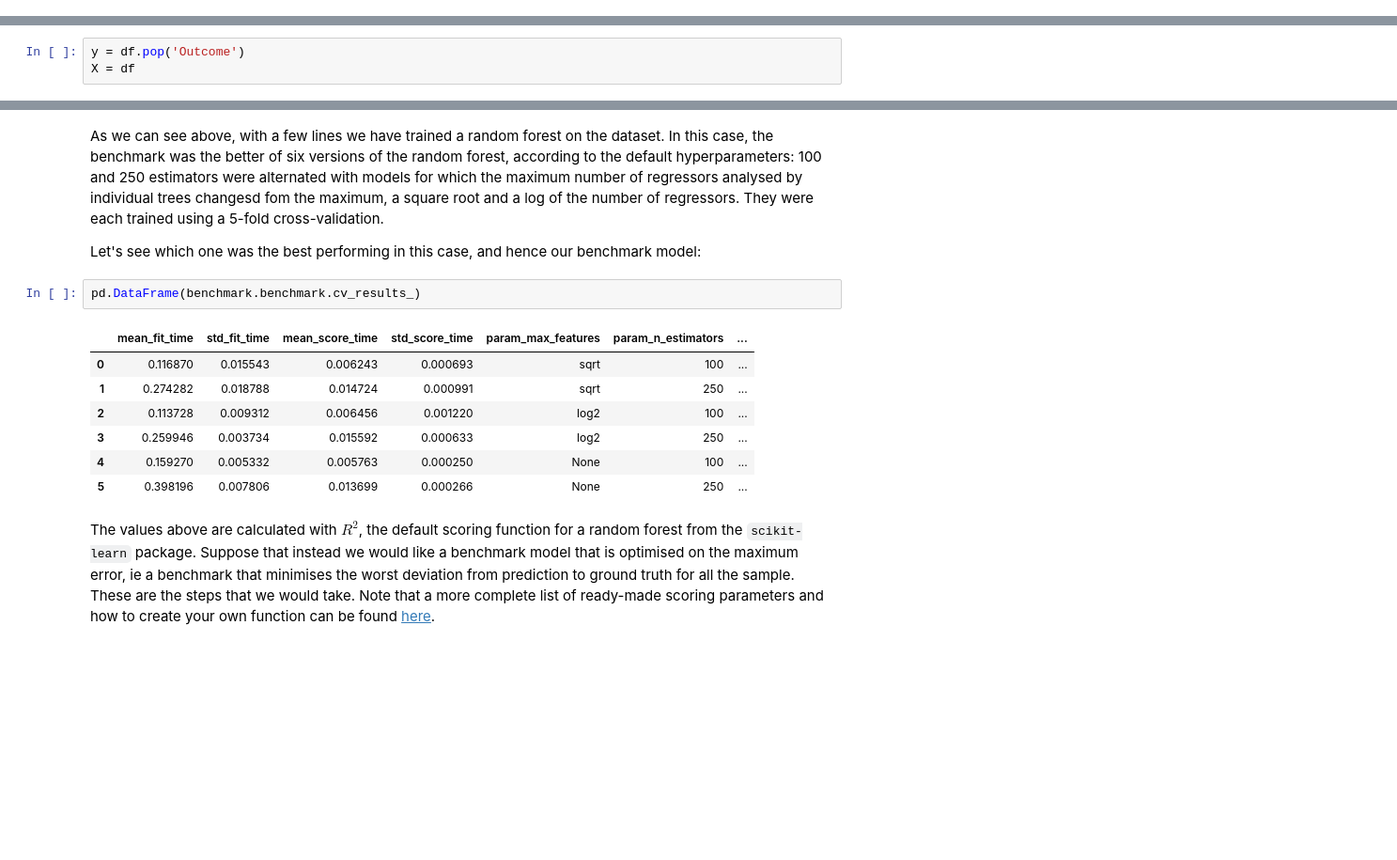
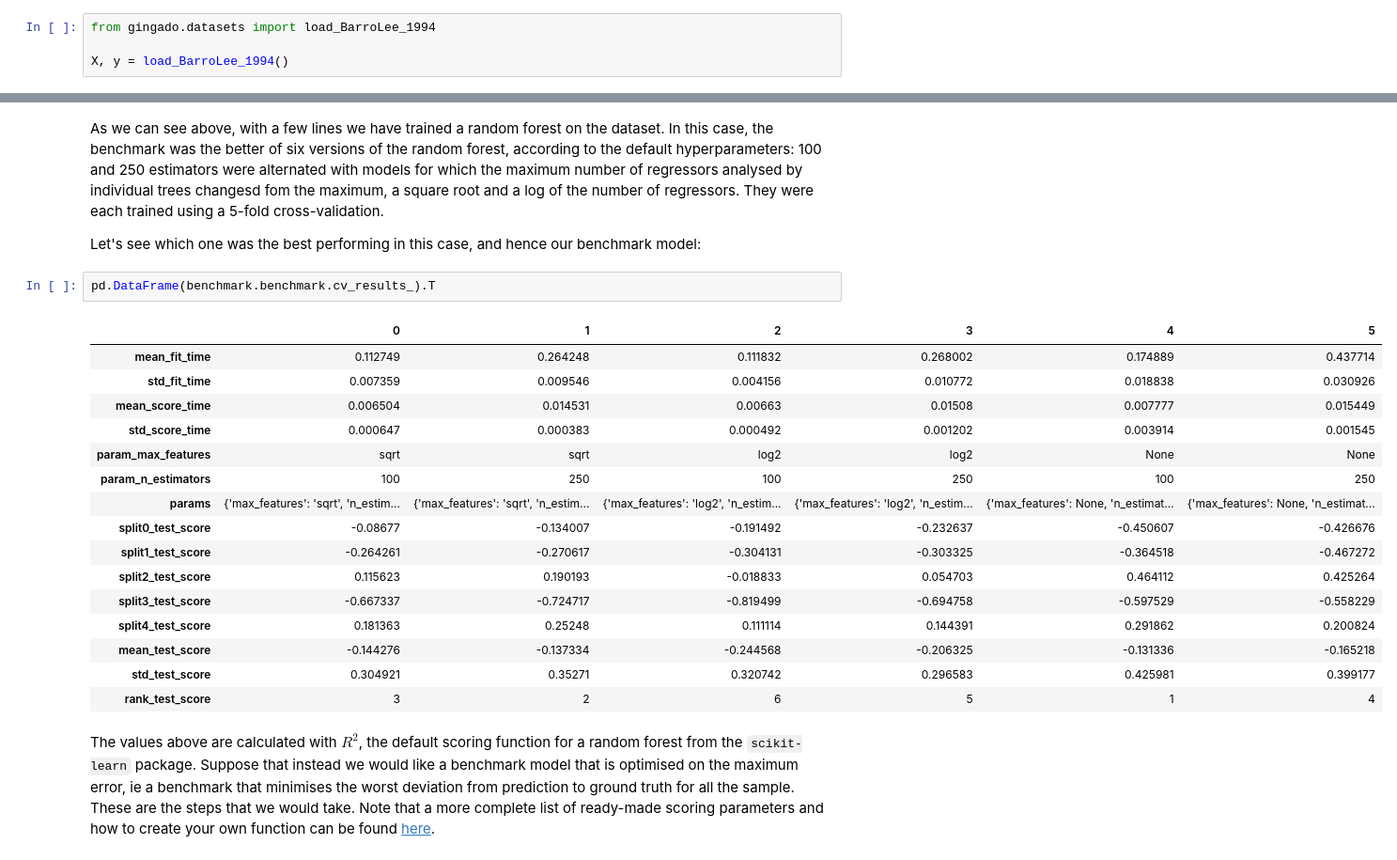
Before and after one commit to dkgaraujo/gingado, a Jupyter notebook: 01_BarroLee1994.ipynb, the cells around one changed output, grey strips where cells are left out. Shown at 94% size. Cells and saved outputs as stored; diff of their text form; blank space fills up the shorter version.

```diff
--- a/01_BarroLee1994.ipynb
+++ b/01_BarroLee1994.ipynb
@@ -31 +26,5 @@ df = pd.DataFrame(growth_data['data'], columns=colnames)
+# %%
+from gingado.datasets import load_BarroLee_1994
+
+X, y = load_BarroLee_1994()
 # %% [markdown]
@@ -45,3 +31,0 @@ For the remainder of this notebook, the dataset will be divided into an `X` data
-# %%
-y = df.pop('Outcome')
-X = df
@@ -116,15 +115,24 @@ As we can see above, with a few lines we have trained a random forest on the dat
 
 Let's see which one was the best performing in this case, and hence our benchmark model:
 # %%
-pd.DataFrame(benchmark.benchmark.cv_results_)
+pd.DataFrame(benchmark.benchmark.cv_results_).T
 # %% [output]
-|  | mean_fit_time | std_fit_time | mean_score_time | std_score_time | param_max_features | param_n_estimators | ... |
-| 0 | 0.116870 | 0.015543 | 0.006243 | 0.000693 | sqrt | 100 | ... |
-| 1 | 0.274282 | 0.018788 | 0.014724 | 0.000991 | sqrt | 250 | ... |
-| 2 | 0.113728 | 0.009312 | 0.006456 | 0.001220 | log2 | 100 | ... |
-| 3 | 0.259946 | 0.003734 | 0.015592 | 0.000633 | log2 | 250 | ... |
-| 4 | 0.159270 | 0.005332 | 0.005763 | 0.000250 | None | 100 | ... |
-| 5 | 0.398196 | 0.007806 | 0.013699 | 0.000266 | None | 250 | ... |
+|  | 0 | 1 | 2 | 3 | 4 | 5 |
+| mean_fit_time | 0.112749 | 0.264248 | 0.111832 | 0.268002 | 0.174889 | 0.437714 |
+| std_fit_time | 0.007359 | 0.009546 | 0.004156 | 0.010772 | 0.018838 | 0.030926 |
+| mean_score_time | 0.006504 | 0.014531 | 0.00663 | 0.01508 | 0.007777 | 0.015449 |
+| std_score_time | 0.000647 | 0.000383 | 0.000492 | 0.001202 | 0.003914 | 0.001545 |
+| param_max_features | sqrt | sqrt | log2 | log2 | None | None |
+| param_n_estimators | 100 | 250 | 100 | 250 | 100 | 250 |
+| params | {'max_features': 'sqrt', 'n_estim... | {'max_features': 'sqrt', 'n_estim... | {'max_features': 'log2', 'n_estim... | {'max_features': 'log2', 'n_estim... | {'max_features': None, 'n_estimat... | {'max_features': None, 'n_estimat... |
+| split0_test_score | -0.08677 | -0.134007 | -0.191492 | -0.232637 | -0.450607 | -0.426676 |
+| split1_test_score | -0.264261 | -0.270617 | -0.304131 | -0.303325 | -0.364518 | -0.467272 |
+| split2_test_score | 0.115623 | 0.190193 | -0.018833 | 0.054703 | 0.464112 | 0.425264 |
+| split3_test_score | -0.667337 | -0.724717 | -0.819499 | -0.694758 | -0.597529 | -0.558229 |
+| split4_test_score | 0.181363 | 0.25248 | 0.111114 | 0.144391 | 0.291862 | 0.200824 |
+| mean_test_score | -0.144276 | -0.137334 | -0.244568 | -0.206325 | -0.131336 | -0.165218 |
+| std_test_score | 0.304921 | 0.35271 | 0.320742 | 0.296583 | 0.425981 | 0.399177 |
+| rank_test_score | 3 | 2 | 6 | 5 | 1 | 4 |
 # %% [markdown]
 The values above are calculated with $R^2$, the default scoring function for a random forest from the `scikit-learn` package. Suppose that instead we would like a benchmark model that is optimised on the maximum error, ie a benchmark that minimises the worst deviation from prediction to ground truth for all the sample. These are the steps that we would take. Note that a more complete list of ready-made scoring parameters and how to create your own function can be found [here](https://scikit-learn.org/stable/modules/model_evaluation.html#).
 # %%
```
Also changed, not shown: parts of 35 cells of this notebook, 15 other files.
